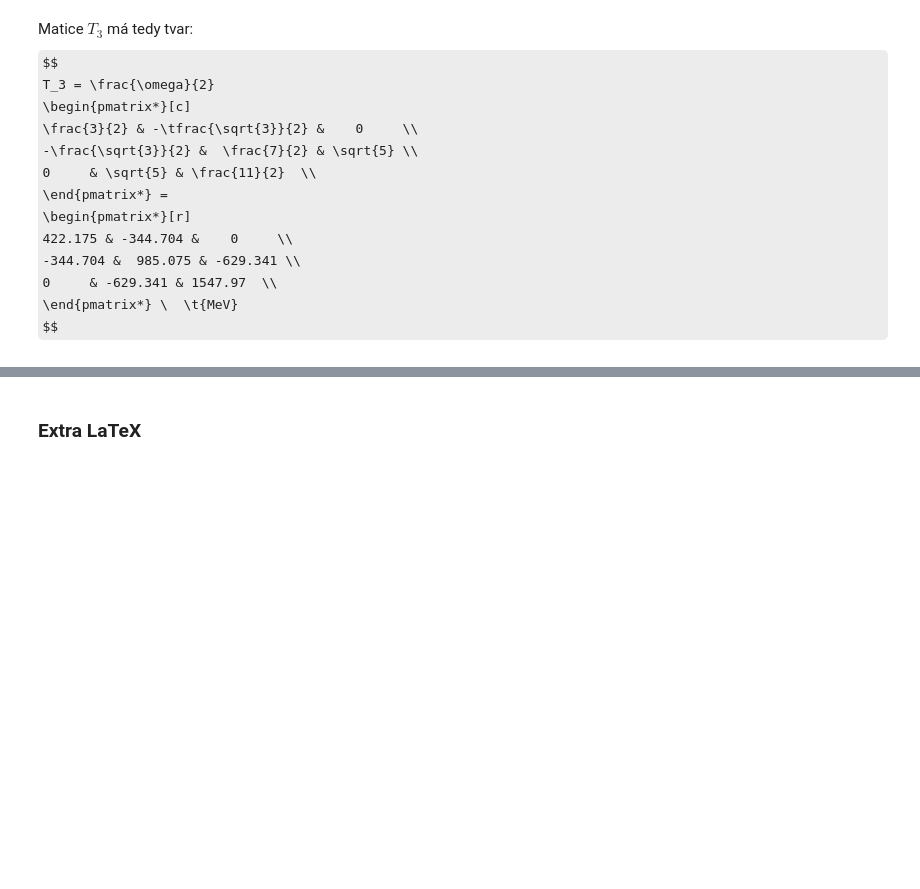
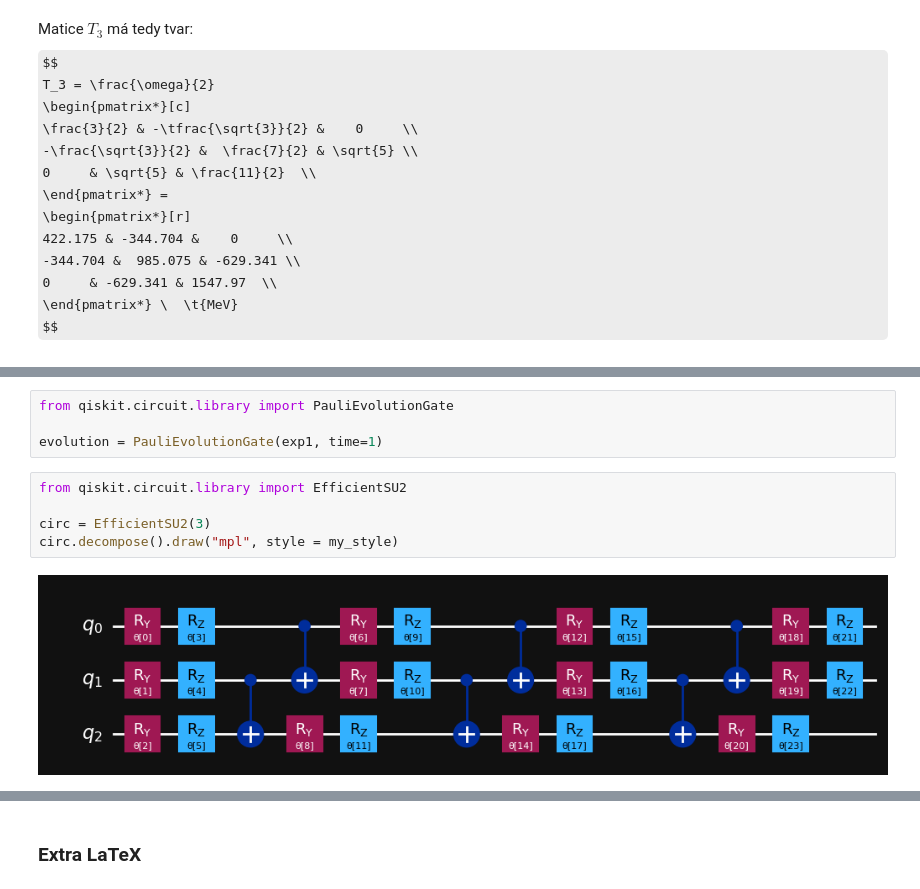
Before and after one commit to TheLittleRock/Charmonium-VQE, a Jupyter notebook: Charmonium.ipynb, the cells around one changed output, grey strips where cells are left out. Saved outputs shown, nothing was run; the diff lists cells and outputs as text; some formulas as TeX source; blank space fills up the shorter version.

```diff
--- a/Charmonium.ipynb
+++ b/Charmonium.ipynb
@@ -298,0 +508,11 @@ $$
+# %%
+from qiskit.circuit.library import PauliEvolutionGate
+
+evolution = PauliEvolutionGate(exp1, time=1)
+# %%
+from qiskit.circuit.library import EfficientSU2
+
+circ = EfficientSU2(3)
+circ.decompose().draw("mpl", style = my_style)
+# %% [output]
+[figure, added]
```
Also changed, not shown: parts of 30 cells of this notebook, 1 other file.
